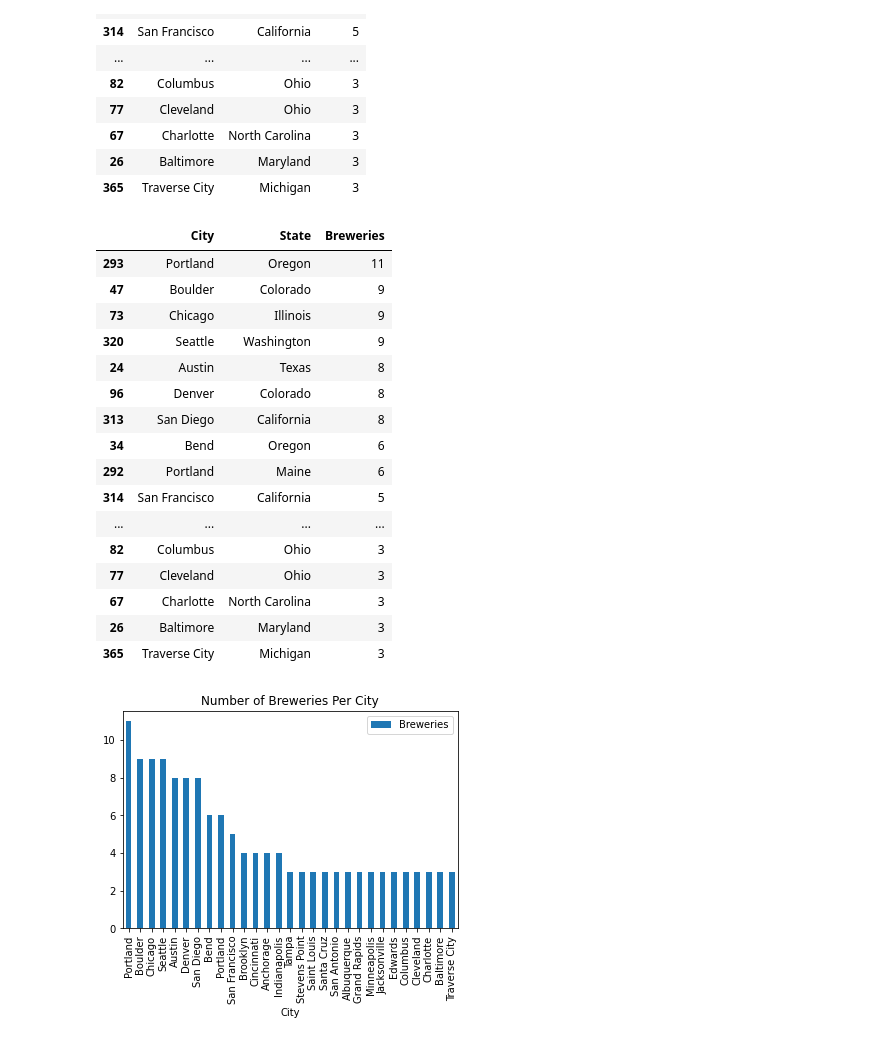
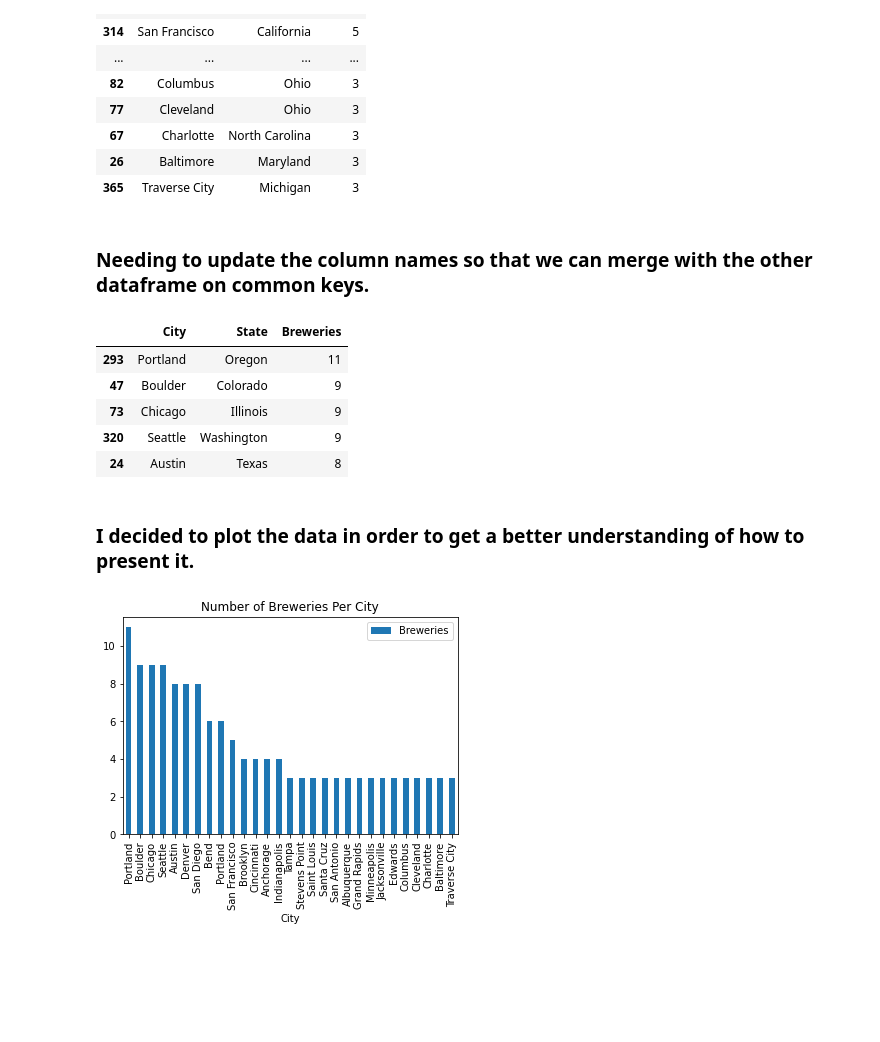
Before and after one commit to a-prospero/strange_brew, a Jupyter notebook: beer_analysis.ipynb, the cells around one changed output. Drawn from its saved outputs; the diff is of its cells as text; code cells hidden in the pictures; blank space fills up the shorter version.

```diff
--- a/beer_analysis.ipynb
+++ b/beer_analysis.ipynb
@@ -154,27 +172,20 @@ cities_totals
 | 67 | Charlotte | North Carolina | 3 |
 | 26 | Baltimore | Maryland | 3 |
 | 365 | Traverse City | Michigan | 3 |
+# %% [markdown]
+### Needing to update the column names so that we can merge with the other dataframe on common keys.
 # %%
 cities_totals.rename({'name':'Breweries', 'city':'City', 'state':'State'}, axis=1, inplace=True)
-cities_totals
+cities_totals.head()
 # %% [output]
 |  | City | State | Breweries |
 | 293 | Portland | Oregon | 11 |
 | 47 | Boulder | Colorado | 9 |
 | 73 | Chicago | Illinois | 9 |
 | 320 | Seattle | Washington | 9 |
 | 24 | Austin | Texas | 8 |
-| 96 | Denver | Colorado | 8 |
-| 313 | San Diego | California | 8 |
-| 34 | Bend | Oregon | 6 |
-| 292 | Portland | Maine | 6 |
-| 314 | San Francisco | California | 5 |
-| ... | ... | ... | ... |
-| 82 | Columbus | Ohio | 3 |
-| 77 | Cleveland | Ohio | 3 |
-| 67 | Charlotte | North Carolina | 3 |
-| 26 | Baltimore | Maryland | 3 |
-| 365 | Traverse City | Michigan | 3 |
+# %% [markdown]
+### I decided to plot the data in order to get a better understanding of how to present it.
 # %%
 city_plot = cities_totals.plot.bar(x='City', y='Breweries', title = "Number of Breweries Per City")
 # %% [output]
```
Also changed, not shown: parts of 53 cells of this notebook, 1 other file.
